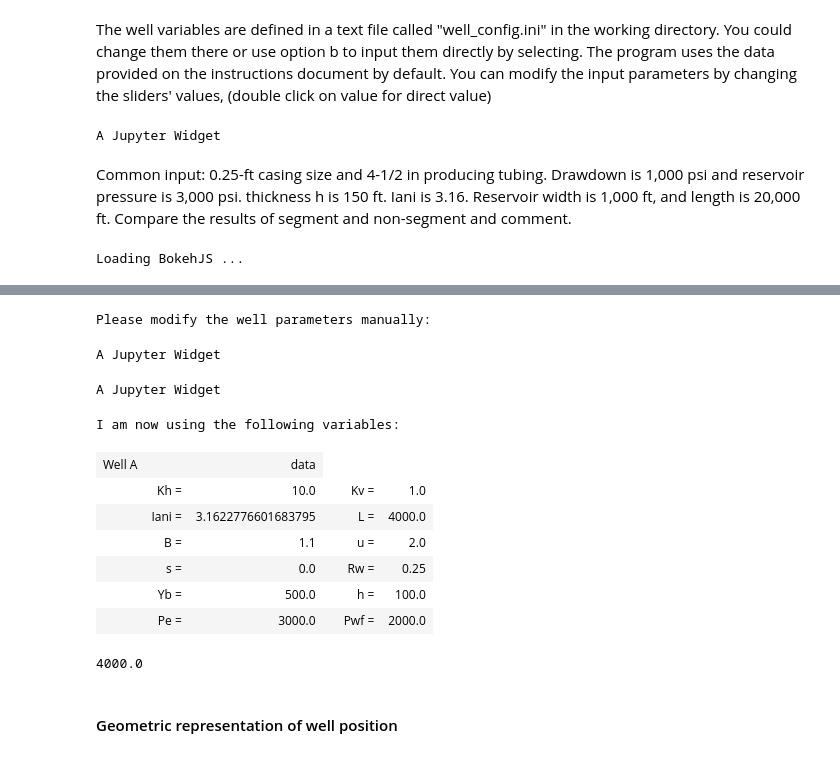
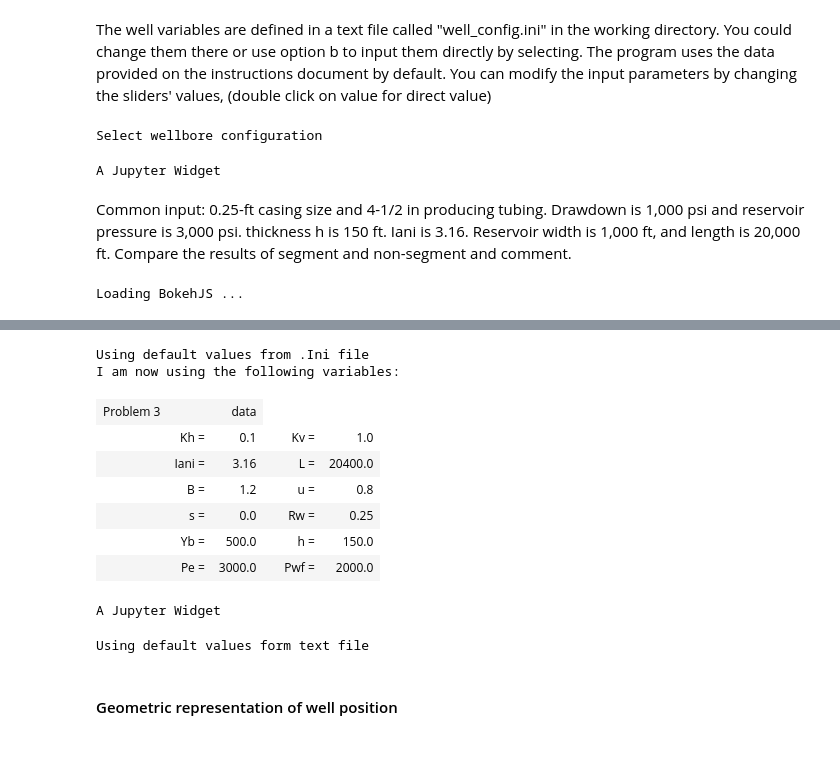
Before and after one commit to e-zl/furui_model, a Jupyter notebook: Well_Inflow_performance_Hw1.1.ipynb, the cells around one changed output, grey strips where cells are left out. Saved outputs shown, nothing was run; the diff lists cells and outputs as text; code cells hidden in the pictures.

```diff
--- a/Well_Inflow_performance_Hw1.1.ipynb
+++ b/Well_Inflow_performance_Hw1.1.ipynb
@@ -60,16 +60,18 @@ The well variables are defined in a text file called "well_config.ini" in the wo
 import ipywidgets as widgets
 from IPython.display import display
 Well_Config_Buttom = widgets.ToggleButtons(
-    options=['Custom', 'Well B','Well A (Default)'],
+    options=['Custom','Problem 1', 'Problem 2','Problem 3'],
     description='Well Config:',
     disabled=False,
     button_style='info', # 'success', 'info', 'warning', 'danger' or ''
-    tooltips=["Well A (Default)", "Well B", "Well C", "Dafult variables will require the users' input"],
+    tooltips=["Well A (Default)", "Problem 2 Well B", "Well C", "Dafult variables will require the users' input"],
 #     icons=['check'] * 3
 )
+print('Select wellbore configuration')
 display(Well_Config_Buttom)
 # %% [output]
-A Jupyter Widget
+Select wellbore configuration
+A Jupyter Widget
 # %% [markdown]
 Common input: 0.25-ft casing size and 4-1/2 in producing tubing. Drawdown is 1,000 psi and reservoir pressure is 3,000 psi. thickness h is 150 ft. Iani is 3.16. Reservoir width is 1,000 ft, and length is 20,000 ft. Compare the results of segment and non-segment and comment.
 # %%
@@ -86,12 +88,15 @@ output_notebook()
 from bokeh.layouts import widgetbox
 from bokeh.models.widgets import Button, RadioButtonGroup, Select, Slider
 from bokeh.models import CustomJS, ColumnDataSource, Slider
+import numpy as np
+
 
 Wellconfig = ConfigParser()
 Wellconfig.read('well_config.ini')
 
 Well_Name = 'Well A'
-if Well_Config_Buttom.value == 'Well A (Default)' :
+Well_Name = Well_Config_Buttom.value
+if Well_Config_Buttom.value in {'Problem 1', 'Problem 2', 'Problem 3'}  :
     print('Using default values from .Ini file')
     kh = Wellconfig.getfloat(Well_Name, 'kh')
     kv = Wellconfig.getfloat(Well_Name, 'kv')
@@ -121,36 +126,43 @@ if Well_Config_Buttom.value == 'Well A (Default)' :
     display(HTML(
     '<table><tr>{}</tr></table>'.format(
         '</tr><tr>'.join(
             '<td>{}</td>'.format('</td><td>'.join(str(_) for _ in row)) for row in data)
                     )))
 else:
     print('Please modify the well parameters manually:')
-    kh_Slider=  widgets.FloatSlider( value=10.0, min=0, max=100.0, step=0.1, description='$K_h$:', disabled=False,
+    kh_Slider=  widgets.FloatSlider( value=100.0, min=0, max=100.0, step=0.1, description='$K_h$:', disabled=False,
     continuous_update=False, orientation='horizontal', readout=True, readout_format='0.1f')
     kv_Slider  = widgets.FloatSlider( description='$K_v$:', value=1.0, min=0, max=100.0, step=0.1, continuous_update=False)
     Iani_Slider= widgets.FloatSlider( description='$I_{ani}$:', value=3.16, min=0, max=100.0, step=0.1, continuous_update=False)
     #Iani_Slider.observe(handle_slider_change, names='value')
-    L_Slider   = widgets.FloatSlider( description='$L$:',   value=4000.0, min=0, max=30000.0, step=1.0, continuous_update=False)
+    L_Slider   = widgets.FloatSlider( description='$L$:',   value=20000.0, min=0, max=30000.0, step=1.0, continuous_update=False)
     Bo_Slider  = widgets.FloatSlider( description='$B_o$:', value=1.1, min=0, max = 100.0, step=0.1, continuous_update=False)
     mu_Slider  = widgets.FloatSlider( description='$\mu$:', value=2.0, min=0, max = 100.0, step=0.1, continuous_update=False)
     s_Slider   = widgets.FloatSlider( description='$s$:',   value=0.0, min=0, max = 100.0, step=0.1,continuous_update=False)
     rw_Slider  = widgets.FloatSlider( description='$R_w$:', value=0.25, min=0, max=5.0, step=0.05,continuous_update=False)
     yb_Slider  = widgets.FloatSlider( description='$Y_b$:', value=500.0, min=0, max=30000.0, step=1.0,continuous_update=False)
-    h_Slider  = widgets.FloatSlider( description='$h$:',    value=100.0, min=0.00001, max=1000.0, step=0.1,continuous_update=False)
+    h_Slider  = widgets.FloatSlider( description='$h$:',    value=150.0, min=0.00001, max=1000.0, step=0.1,continuous_update=False)
     Pe_Slider  = widgets.FloatSlider( description='$P_e$:', value=3000.0, min=0, max=20000.0, step=0.1,continuous_update=False)
     Pwf_Slider  = widgets.FloatSlider( description='$P_{wf}$:', value=2000.0, min=0, max=20000.0, step=0.1, continuous_update=False)
     sliders_items = [kh_Slider, kv_Slider, Iani_Slider , L_Slider]
     sliders_items_2 = [ mu_Slider, s_Slider, rw_Slider, yb_Slider]
     sliders_items_3 = [h_Slider, Pe_Slider, Pwf_Slider,Bo_Slider ]
     left_box = widgets.VBox(sliders_items)
     middle_box = widgets.VBox(sliders_items_2)
     right_box = widgets.VBox(sliders_items_3)
     sliders= [kh_Slider, kv_Slider, Iani_Slider, L_Slider, Bo_Slider, mu_Slider,
     s_Slider, rw_Slider, yb_Slider, h_Slider, Pe_Slider, Pwf_Slider ]
     display(widgets.HBox([left_box, middle_box, right_box]))
 # %% [output]
 Loading BokehJS ...
 [interactive output not drawn]
-Please modify the well parameters manually:
+Using default values from .Ini file
+I am now using the following variables:
-A Jupyter Widget
+| Problem 3 |  | data |
+|  | Kh = | 0.1 |  | Kv = | 1.0 |
+|  | Iani = | 3.16 |  | L = | 20400.0 |
+|  | B = | 1.2 |  | u = | 0.8 |
+|  | s = | 0.0 |  | Rw = | 0.25 |
+|  | Yb = | 500.0 |  | h = | 150.0 |
+|  | Pe = | 3000.0 |  | Pwf = | 2000.0 |
 # %%
@@ -174,15 +188,15 @@ def on_button_clicked(b):
         Iani = Iani_Slider.value
         L    = L_Slider.value
         Bo   = Bo_Slider.value
-        mu   =  mu_Slider.value
+        mu   = mu_Slider.value
         s    = s_Slider.value
         rw   = rw_Slider.value
         yb   = yb_Slider.value
         h    = h_Slider.value
         Pe   =  Pe_Slider.value
         Pwf  = Pwf_Slider.value
-        k_bar = math.sqrt(kh*kv)
-        Iani = math.sqrt(kh/kv)
+        k_bar = np.sqrt(kh*kv)
+        Iani = np.sqrt(kh/kv)
      #Write variables to a new .ini file in the working directory
         with open('Well_profile_used.ini', 'w') as configfile:
             Wellconfig.write(configfile)
@@ -201,8 +215,6 @@ def on_button_clicked(b):
             '</tr><tr>'.join(
                 '<td>{}</td>'.format('</td><td>'.join(str(_) for _ in row)) for row in data)
                     )))
-        print(L)
-
     else :
         print('Using default values form text file')
 
@@ -215,17 +227,10 @@ update_bottom =widgets.Button(
     )
 display(update_bottom)
 update_bottom.on_click(on_button_clicked)
+on_button_clicked(1)
 # %% [output]
 A Jupyter Widget
-I am now using the following variables:
+Using default values form text file
-| Well A |  | data |
-|  | Kh = | 10.0 |  | Kv = | 1.0 |
-|  | Iani = | 3.1622776601683795 |  | L = | 4000.0 |
-|  | B = | 1.1 |  | u = | 2.0 |
-|  | s = | 0.0 |  | Rw = | 0.25 |
-|  | Yb = | 500.0 |  | h = | 100.0 |
-|  | Pe = | 3000.0 |  | Pwf = | 2000.0 |
-4000.0
 # %% [markdown]
 #### Geometric representation of well position
 # %%
```
Also changed, not shown: parts of 19 cells of this notebook.
